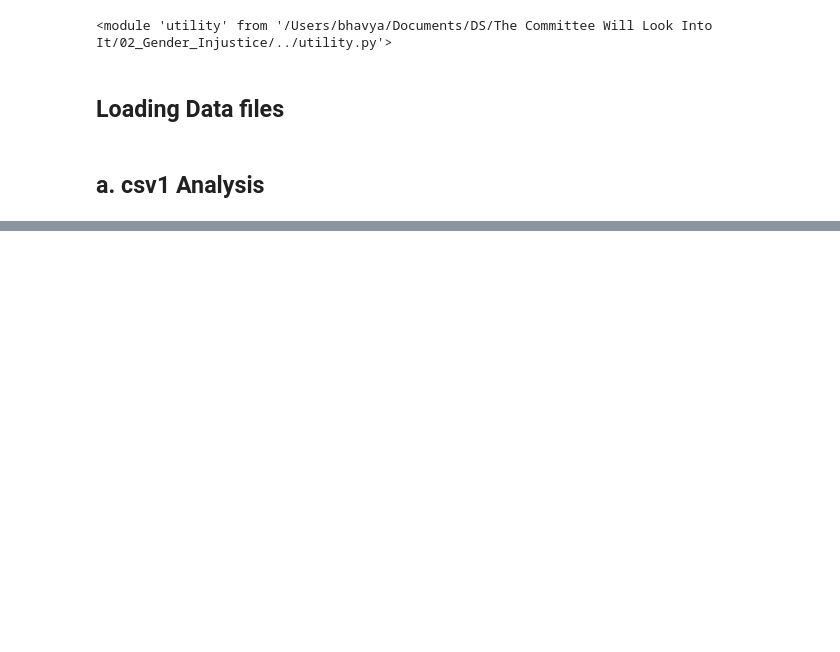
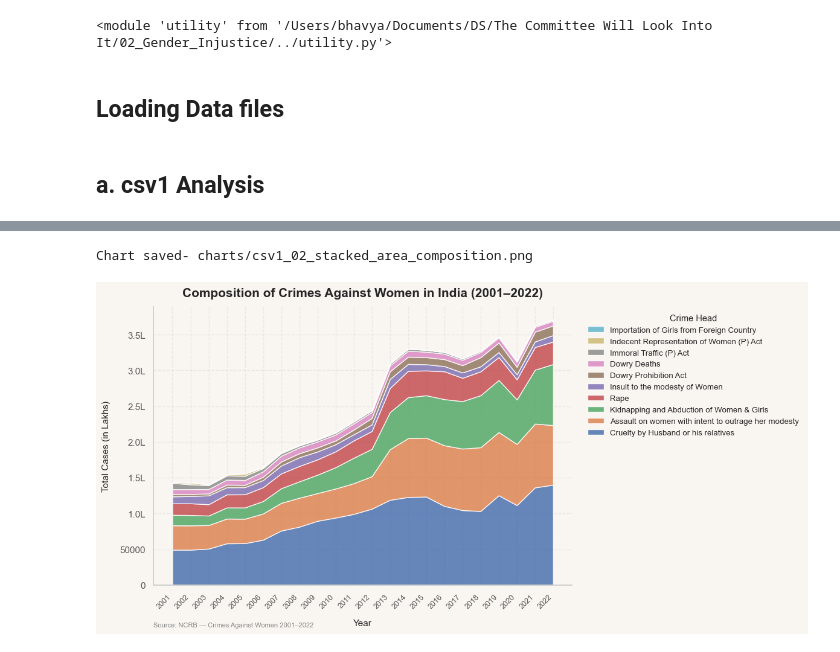
Before and after one commit to bhavya25-ds/The-Committee-Will-Look-Into-It, a Jupyter notebook: 02_Gender_Injustice/03_Analysis.ipynb, the cells around one changed output, grey strips where cells are left out. Saved outputs shown, nothing was run; the diff lists cells and outputs as text; code cells hidden in the pictures; blank space fills up the shorter version.

```diff
--- a/02_Gender_Injustice/03_Analysis.ipynb
+++ b/02_Gender_Injustice/03_Analysis.ipynb
@@ -61,0 +90,53 @@ Chart saved- charts/csv1_01_total_crimes_per_year.png
+# %%
+pivot_df = csv1.pivot_table(
+    index="year", columns='CRIME HEAD', values="cases", aggfunc="sum"
+).fillna(0)
+
+column_order = pivot_df.sum().sort_values(ascending=False).index
+pivot_df = pivot_df[column_order]
+
+fig, ax = plt.subplots(figsize=(12, 6))
+fig.patch.set_facecolor(u.BG_COLOR)
+ax.set_facecolor(u.BG_COLOR)
+
+ax.stackplot(
+    pivot_df.index,
+    pivot_df.T,
+    labels=pivot_df.columns,
+    alpha=0.85,
+)
+
+ax.yaxis.set_major_formatter(mticker.FuncFormatter(u.lakh_formatter))
+
+ax.set_xticks(pivot_df.index)
+ax.set_xticklabels(pivot_df.index, rotation=45, ha="right", fontsize=9)
+
+handles, labels = ax.get_legend_handles_labels()
+ax.legend(
+    handles[::-1],
+    labels[::-1],
+    title="Crime Head",
+    bbox_to_anchor=(1.02, 1),
+    loc="upper left",
+    frameon=False,
+    fontsize=9.5,
+    title_fontsize=10.5,
+)
+
+ax.set_title(
+    "Composition of Crimes Against Women in India (2001–2022)",
+    fontsize=15,
+    fontweight="bold",
+    pad=12,
+)
+ax.set_xlabel("Year", fontsize=11)
+ax.set_ylabel("Total Cases (in Lakhs)", fontsize=11)
+
+u.add_source(ax, "NCRB — Crimes Against Women 2001–2022")
+
+plt.tight_layout()
+u.save_fig(fig, "charts", "csv1_02_stacked_area_composition.png")
+plt.show()
+# %% [output]
+Chart saved- charts/csv1_02_stacked_area_composition.png
+[figure, added]
```
Also changed, not shown: parts of 5 cells of this notebook, 5 other files.
